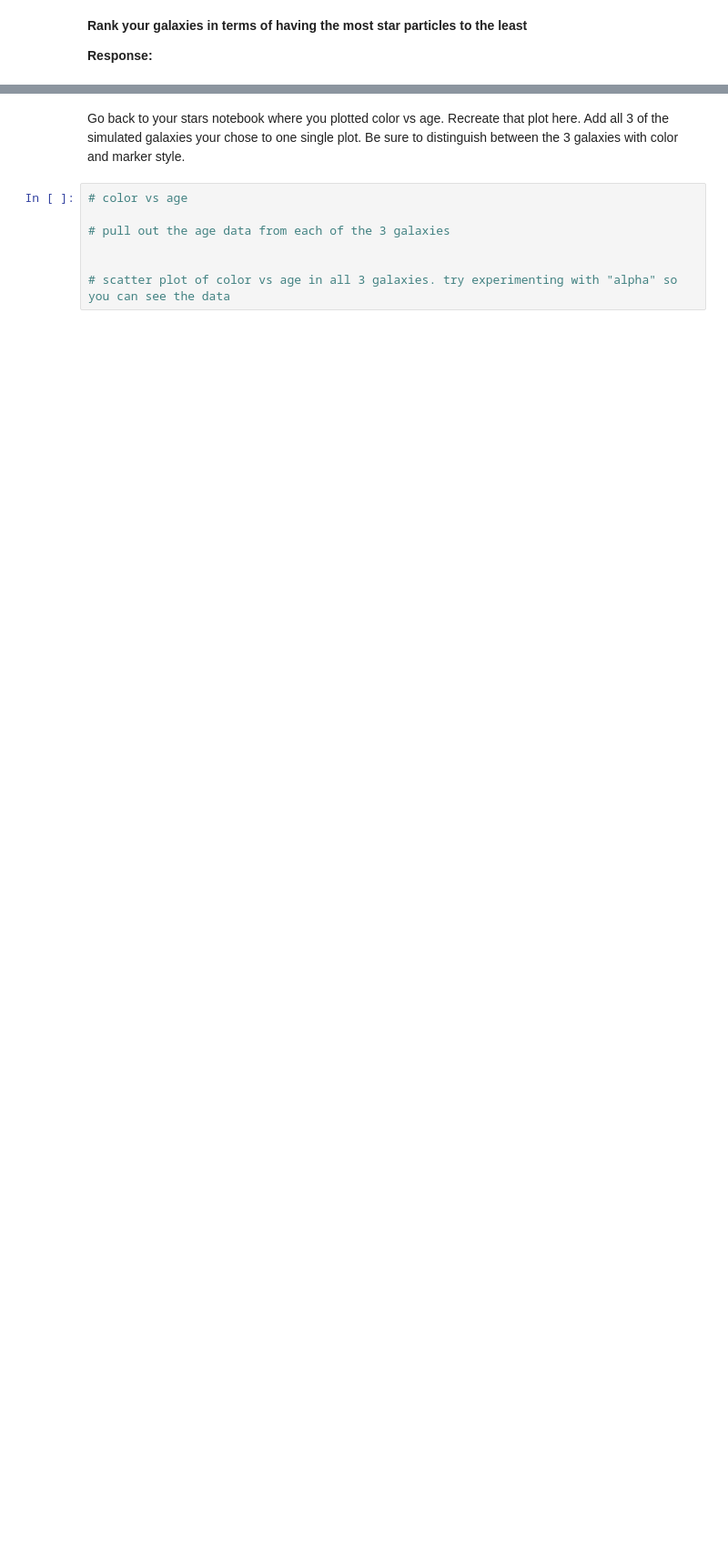
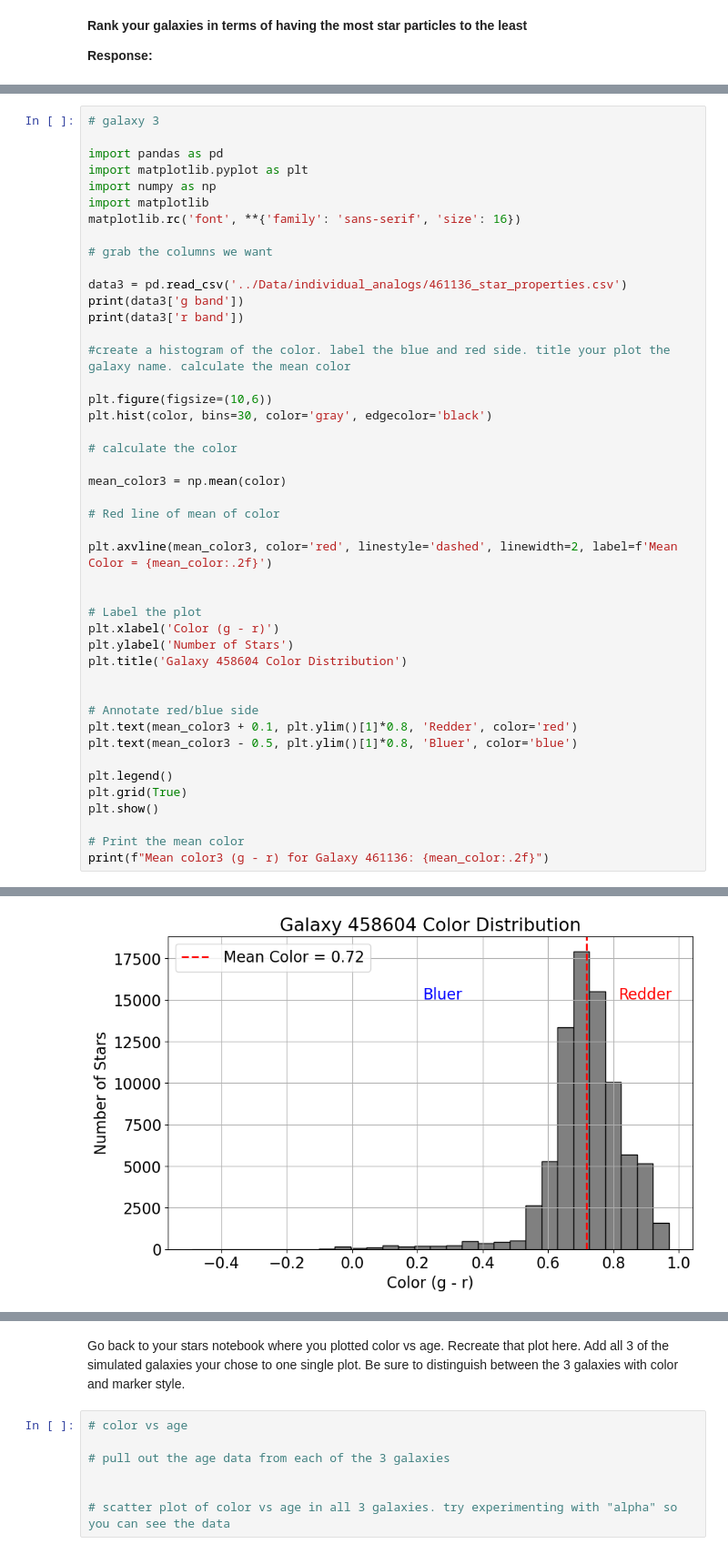
Before and after one commit to Op173/CFR-2025, a Jupyter notebook: Astro/Blank/6 - Simulated Galaxies Pt1.ipynb, the cells around one changed output, grey strips where cells are left out. Shown at 91% size. Cells and saved outputs as stored; diff of their text form; blank space fills up the shorter version.

```diff
--- a/Astro/Blank/6 - Simulated Galaxies Pt1.ipynb
+++ b/Astro/Blank/6 - Simulated Galaxies Pt1.ipynb
@@ -123,0 +229,46 @@ matplotlib.rc('font', **{'family':'sans-serif', 'size':16})
+# %%
+# galaxy 3
+
+import pandas as pd
+import matplotlib.pyplot as plt
+import numpy as np
+import matplotlib
+matplotlib.rc('font', **{'family': 'sans-serif', 'size': 16})
+
+# grab the columns we want
+
+data3 = pd.read_csv('../Data/individual_analogs/461136_star_properties.csv')
+print(data3['g band'])
+print(data3['r band'])
+
+#create a histogram of the color. label the blue and red side. title your plot the galaxy name. calculate the mean color
+
+plt.figure(figsize=(10,6))
+plt.hist(color, bins=30, color='gray', edgecolor='black')
+
+# calculate the color
+
+mean_color3 = np.mean(color)
+
+# Red line of mean of color
+
+plt.axvline(mean_color3, color='red', linestyle='dashed', linewidth=2, label=f'Mean Color = {mean_color:.2f}')
+
+
+# Label the plot
+plt.xlabel('Color (g - r)')
+plt.ylabel('Number of Stars')
+plt.title('Galaxy 458604 Color Distribution')
+
+
+# Annotate red/blue side
+plt.text(mean_color3 + 0.1, plt.ylim()[1]*0.8, 'Redder', color='red')
+plt.text(mean_color3 - 0.5, plt.ylim()[1]*0.8, 'Bluer', color='blue')
+
+plt.legend()
+plt.grid(True)
+plt.show()
+
+# Print the mean color
+print(f"Mean color3 (g - r) for Galaxy 461136: {mean_color:.2f}")
+# %% [output]
@@ -123,0 +292 @@ matplotlib.rc('font', **{'family':'sans-serif', 'size':16})
+[figure, added]
```
Also changed, not shown: parts of 17 cells of this notebook.
